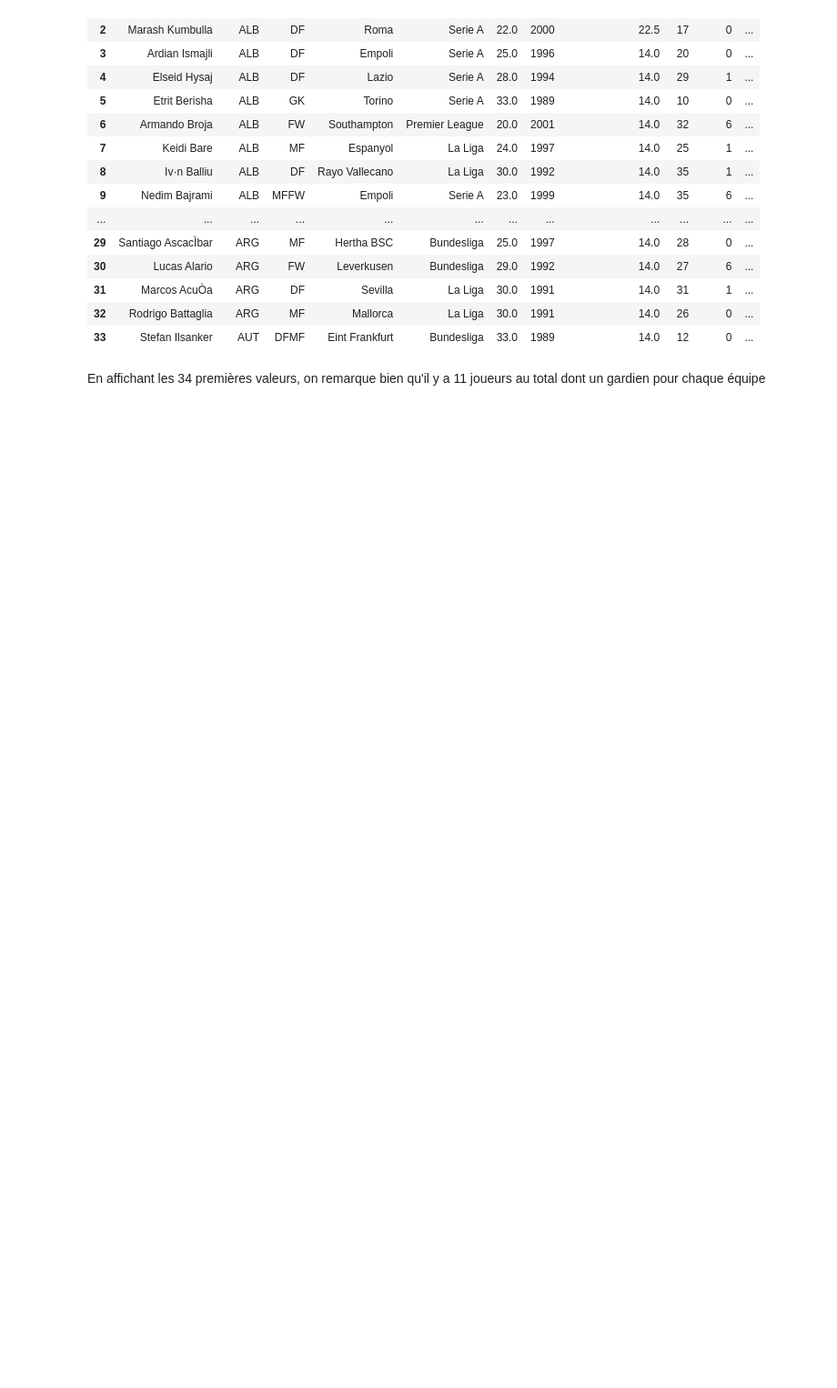
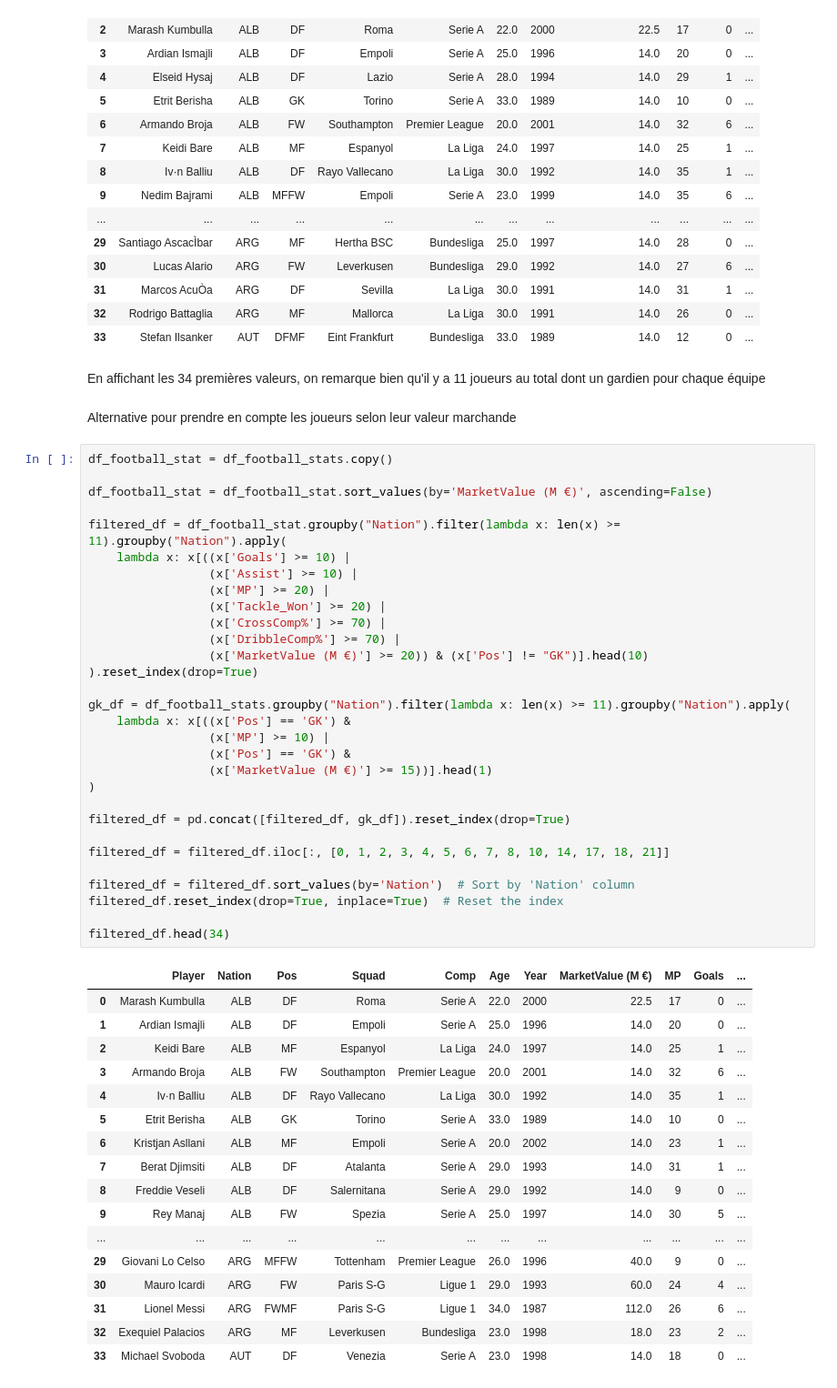
Before and after one commit to PuchToTalk/Football_WorldCup_Recommendation, a Jupyter notebook: Football_player_mv.ipynb, the cells around one changed output. Shown at 91% size. Cells and saved outputs as stored; diff of their text form; blank space fills up the shorter version.

Commit message:
Added a filter on the Market value : in descending order

```diff
--- a/Football_player_mv.ipynb
+++ b/Football_player_mv.ipynb
@@ -449,3 +449,53 @@ filtered_df.head(34)
 | 33 | Stefan Ilsanker | AUT | DFMF | Eint Frankfurt | Bundesliga | 33.0 | 1989 | 14.0 | 12 | 0 | ... |
 # %% [markdown]
 En affichant les 34 premières valeurs, on remarque bien qu'il y a 11 joueurs au total dont un gardien pour chaque équipe
+# %% [markdown]
+Alternative pour prendre en compte les joueurs selon leur valeur marchande
+# %%
+df_football_stat = df_football_stats.copy()
+
+df_football_stat = df_football_stat.sort_values(by='MarketValue (M €)', ascending=False)
+
+filtered_df = df_football_stat.groupby("Nation").filter(lambda x: len(x) >= 11).groupby("Nation").apply(
+    lambda x: x[((x['Goals'] >= 10) |
+                 (x['Assist'] >= 10) |
+                 (x['MP'] >= 20) |
+                 (x['Tackle_Won'] >= 20) |
+                 (x['CrossComp%'] >= 70) |
+                 (x['DribbleComp%'] >= 70) |
+                 (x['MarketValue (M €)'] >= 20)) & (x['Pos'] != "GK")].head(10)
+).reset_index(drop=True)
+
+gk_df = df_football_stats.groupby("Nation").filter(lambda x: len(x) >= 11).groupby("Nation").apply(
+    lambda x: x[((x['Pos'] == 'GK') &
+                 (x['MP'] >= 10) |
+                 (x['Pos'] == 'GK') &
+                 (x['MarketValue (M €)'] >= 15))].head(1)
+)
+
+filtered_df = pd.concat([filtered_df, gk_df]).reset_index(drop=True)
+
+filtered_df = filtered_df.iloc[:, [0, 1, 2, 3, 4, 5, 6, 7, 8, 10, 14, 17, 18, 21]]
+
+filtered_df = filtered_df.sort_values(by='Nation')  # Sort by 'Nation' column
+filtered_df.reset_index(drop=True, inplace=True)  # Reset the index
+
+filtered_df.head(34)
+# %% [output]
+|  | Player | Nation | Pos | Squad | Comp | Age | Year | MarketValue (M €) | MP | Goals | ... |
+| 0 | Marash Kumbulla | ALB | DF | Roma | Serie A | 22.0 | 2000 | 22.5 | 17 | 0 | ... |
+| 1 | Ardian Ismajli | ALB | DF | Empoli | Serie A | 25.0 | 1996 | 14.0 | 20 | 0 | ... |
+| 2 | Keidi Bare | ALB | MF | Espanyol | La Liga | 24.0 | 1997 | 14.0 | 25 | 1 | ... |
+| 3 | Armando Broja | ALB | FW | Southampton | Premier League | 20.0 | 2001 | 14.0 | 32 | 6 | ... |
+| 4 | Iv·n Balliu | ALB | DF | Rayo Vallecano | La Liga | 30.0 | 1992 | 14.0 | 35 | 1 | ... |
+| 5 | Etrit Berisha | ALB | GK | Torino | Serie A | 33.0 | 1989 | 14.0 | 10 | 0 | ... |
+| 6 | Kristjan Asllani | ALB | MF | Empoli | Serie A | 20.0 | 2002 | 14.0 | 23 | 1 | ... |
+| 7 | Berat Djimsiti | ALB | DF | Atalanta | Serie A | 29.0 | 1993 | 14.0 | 31 | 1 | ... |
+| 8 | Freddie Veseli | ALB | DF | Salernitana | Serie A | 29.0 | 1992 | 14.0 | 9 | 0 | ... |
+| 9 | Rey Manaj | ALB | FW | Spezia | Serie A | 25.0 | 1997 | 14.0 | 30 | 5 | ... |
+| ... | ... | ... | ... | ... | ... | ... | ... | ... | ... | ... | ... |
+| 29 | Giovani Lo Celso | ARG | MFFW | Tottenham | Premier League | 26.0 | 1996 | 40.0 | 9 | 0 | ... |
+| 30 | Mauro Icardi | ARG | FW | Paris S-G | Ligue 1 | 29.0 | 1993 | 60.0 | 24 | 4 | ... |
+| 31 | Lionel Messi | ARG | FWMF | Paris S-G | Ligue 1 | 34.0 | 1987 | 112.0 | 26 | 6 | ... |
+| 32 | Exequiel Palacios | ARG | MF | Leverkusen | Bundesliga | 23.0 | 1998 | 18.0 | 23 | 2 | ... |
+| 33 | Michael Svoboda | AUT | DF | Venezia | Serie A | 23.0 | 1998 | 14.0 | 18 | 0 | ... |
```
